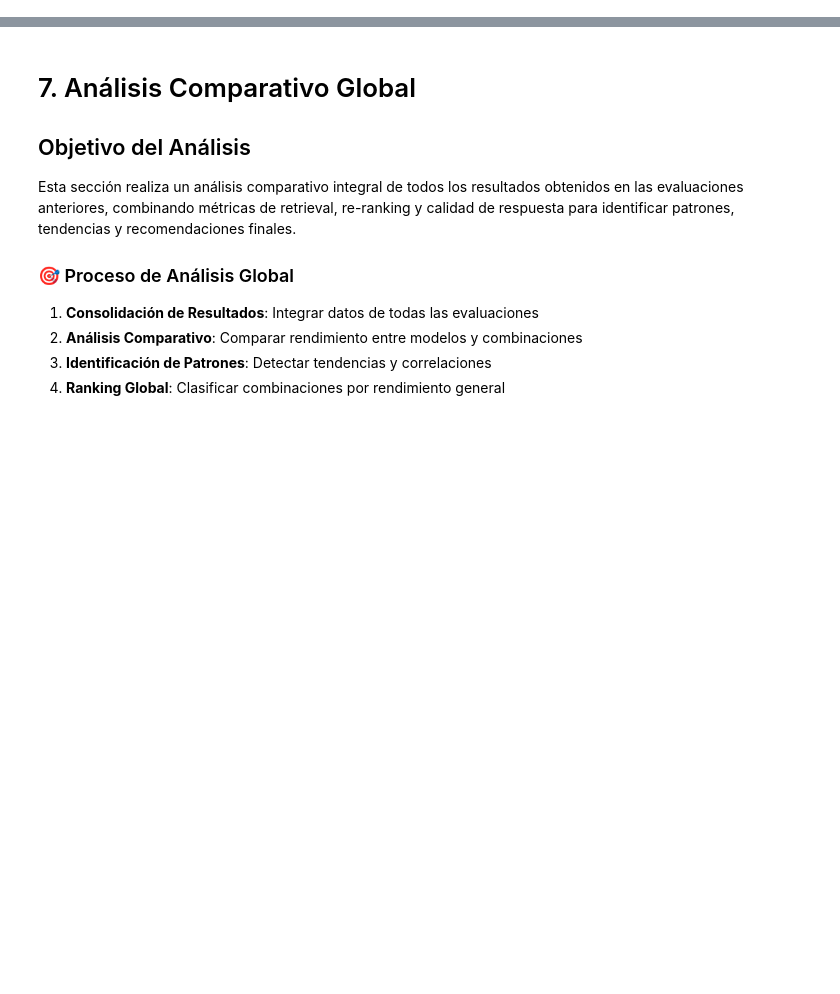
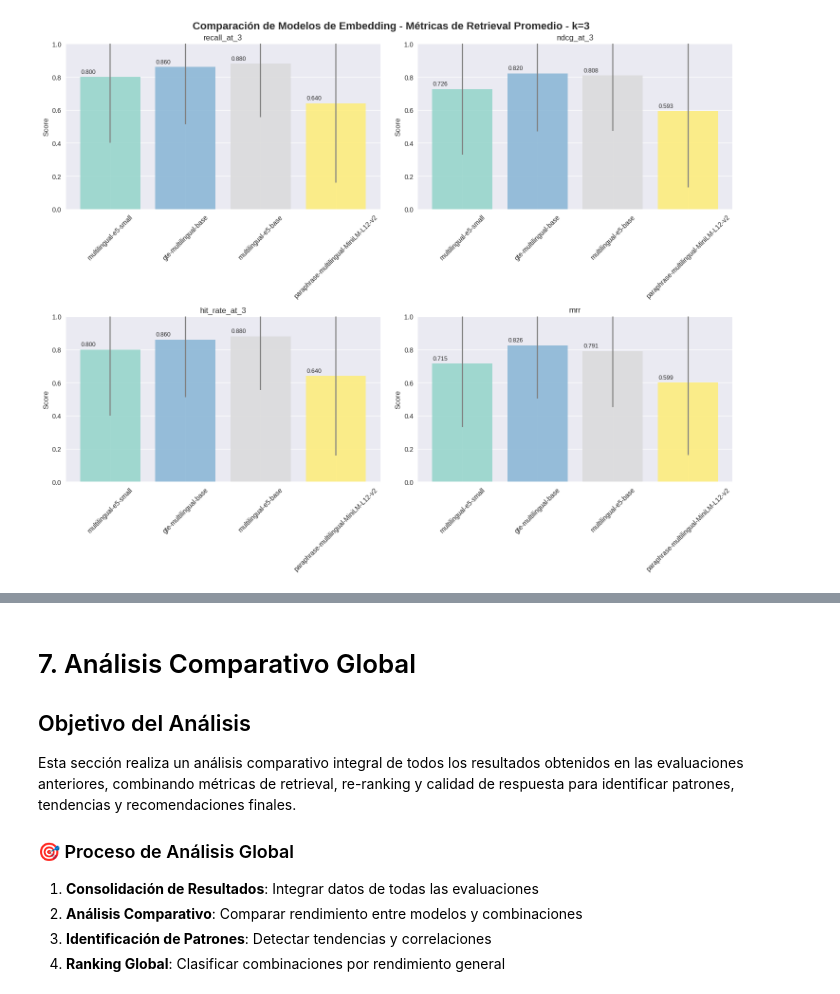
Before and after one commit to jesusoviedo/lus-laboris-py, a Jupyter notebook: notebooks/03_rag_pipeline_evaluation.ipynb, the cells around one changed output, grey strips where cells are left out. Cells and saved outputs as stored; diff of their text form; code cells hidden in the pictures; blank space fills up the shorter version.

```diff
--- a/notebooks/03_rag_pipeline_evaluation.ipynb
+++ b/notebooks/03_rag_pipeline_evaluation.ipynb
@@ -3453,0 +1700,4 @@ else:
+# %%
+visualize_retrieval_results(all_results, k=3)
+# %% [output]
+[figure, added]
```
Also changed, not shown: parts of 156 cells of this notebook.
